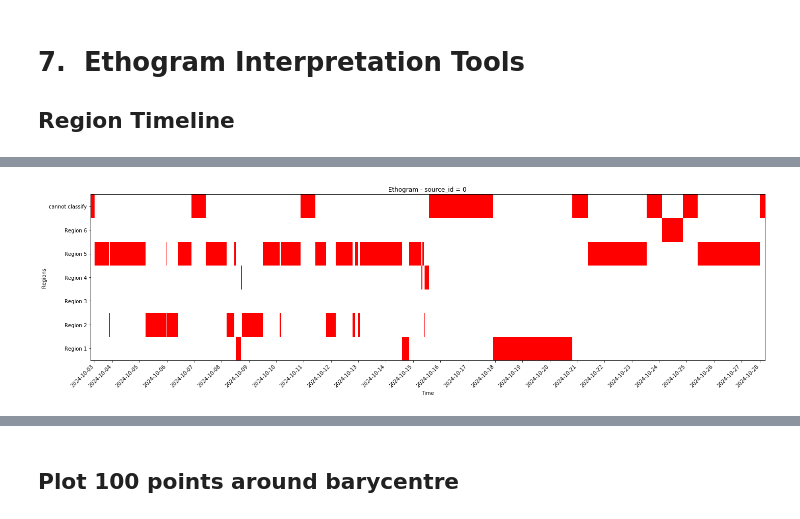
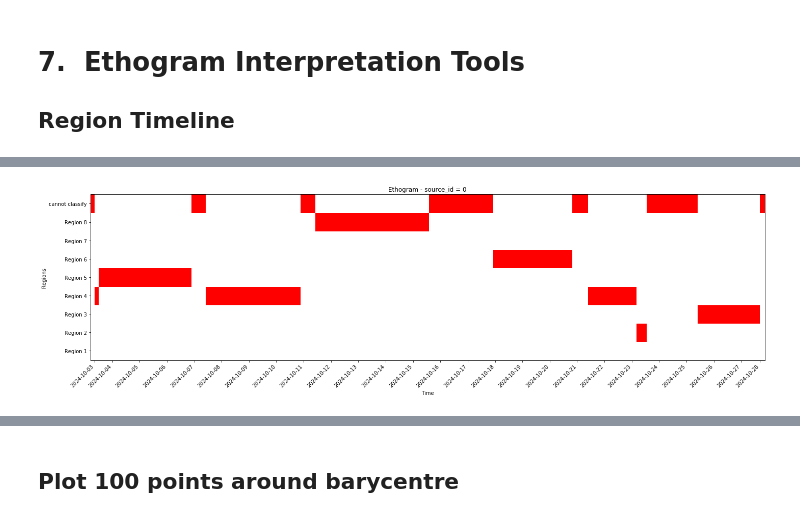
Before and after one commit to epfl-mobots/Ethogram-Generation, a Jupyter notebook: Ethogram_Generation.ipynb, the cells around one changed output, grey strips where cells are left out. Saved outputs shown, nothing was run; the diff lists cells and outputs as text; code cells hidden in the pictures.

```diff
--- a/Ethogram_Generation.ipynb
+++ b/Ethogram_Generation.ipynb
@@ -112,3 +122,6 @@ datetime
 # %%
 # full_dts stores the full data range for all three datasets
 full_dts = [pd.date_range(df.index.min(), df.index.max(), freq='10min') for df in [df1_resampled, df2_resampled, df3_resampled]]
+print("Full data ranges for all datasets:")
+for i, dts in enumerate(full_dts):
+    print(f"Dataset {i + 1}: {dts.min()} to {dts.max()}")
@@ -532,14 +578,14 @@ parameters.numProcessors = -1     #% No. of processor to use when parallel
 parameters.useGPU = -1           #% GPU to use for wavelet calculation,
                                  #% set to -1 if GPU not present.
 
-parameters.training_numPoints = 10000    #% Number of points in mini-trainings.
+parameters.training_numPoints = 3000    #% Number of points in mini-trainings, per dataset.
 
 parameters.waveletEdgeTrimSamples = 24 # Number of samples to trim from the edges of the wavelet transform (4h at 10min resolution)
 
 
 # %%%%% NO NEED TO CHANGE THESE UNLESS MEMORY ERRORS OCCUR %%%%%%%%%%
 
-parameters.trainingSetSize = 10000  #% Total number of training set points to find.
+parameters.trainingSetSize = 9000  #% Total number of training set points to find.
                                  #% Increase or decrease based on
                                  #% available RAM. For reference, 36k is a
                                  #% good number with 64GB RAM.
@@ -736,8 +781,10 @@ All Embeddings Saved in 19.61686396598816 seconds!
 Visualisation of Density Map
 # %%
 # load all the embeddings
+ally = np.array([])
 for i in glob.glob(parameters.projectPath+f'/Projections/*_{zValstr}.mat'):
-  ally = hdf5storage.loadmat(i)['zValues']
+  proj_ally = hdf5storage.loadmat(i)['zValues']
+  ally = np.vstack([ally, proj_ally]) if ally.size else proj_ally
 
 m = np.abs(ally).max()
 
@@ -884,101 +941,72 @@ datetime
 # %%
-
 # --- Load kept indices from the embedding run, if available ---
 stats_files = glob.glob(f'{parameters.projectPath}/Projections/*_outputStatistics.pkl')
-if stats_files:
-    with open(stats_files[0], 'rb') as hfile:
-        outputStatistics = pickle.load(hfile)
-    if hasattr(outputStatistics, 'keptIdx'):
-        keptIdx = np.asarray(outputStatistics.keptIdx).astype(int).ravel()
-        # Defensive trim: keep only indices that are valid for current df_concat
-        valid_mask = (keptIdx >= 0) & (keptIdx < len(df_concat))
-        if not valid_mask.all():
-            print(f"Warning: {np.count_nonzero(~valid_mask)} keptIdx values out-of-bounds; trimming to available rows.")
-        keptIdx_trim = keptIdx[valid_mask]
-        if keptIdx_trim.size == 0:
-            raise IndexError("No valid keptIdx after trimming; cannot proceed.")
-        df_concat = df_concat.iloc[keptIdx_trim].copy()
-        df_nat = df_nat.iloc[keptIdx_trim].copy()
+pcaModesFiles = glob.glob(f'{parameters.projectPath}/Projections/*_pcaModes.mat')
+assert len(stats_files) == len(pcaModesFiles), "Mismatch between number of stats files and PCA modes files."
 
-# --- Load wregs (same order as the kept rows) ---
+# Sort all files to ensure they are in the same order for processing
+stats_files.sort()
+pcaModesFiles.sort()
+
+# Load region assignments for all datasets from the watershed file
 wshedfile = hdf5storage.loadmat(f'{parameters.projectPath}/{parameters.method}/zVals_wShed_groups.mat')
 wregs = wshedfile['watershedRegions'].flatten().astype(float)
-if len(wregs) != len(df_concat):
-    print(f"Warning: watershedRegions length ({len(wregs)}) != df_concat length ({len(df_concat)}). Trimming to min length.")
-    m = min(len(wregs), len(df_concat))
-    wregs = wregs[:m]
-    df_concat = df_concat.iloc[:m].copy()
-    df_nat = df_nat.iloc[:m].copy()
 
-# --- Save source_id vector ---
-src = get_source_vector(df_concat)
+for i, (stats_file, pca_file) in enumerate(zip(stats_files, pcaModesFiles)):
+    with open(stats_file, 'rb') as hfile:
+        outputStatistics = pickle.load(hfile)
 
-# --- MultiIndex (timestamp, source_id) no reordering ---
-if not (isinstance(df_concat.index, pd.MultiIndex) and 'source_id' in df_concat.index.names):
-    if 'source_id' in df_concat.columns:
-        df_concat = df_concat.set_index('source_id', append=True)  # aucun tri !
-        df_concat.index = df_concat.index.set_names(['timestamp','source_id'])
-    else:
-        raise KeyError("Impossible to create the MultiIndex: 'source_id' is not in columns.")
+    pca_data = hdf5storage.loadmat(pca_file)
 
-# --- Iterates on sources (0,1,2) ---
-for sid in sorted(pd.unique(src)):
-    mask = (src == sid)
-    if not mask.any():
-        continue
+    keptIdx = np.asarray(outputStatistics.keptIdx).astype(int).ravel()
+    real_ts = pd.to_datetime(pca_data['real_timestamps'], utc=True)
+    real_ts = real_ts[keptIdx]  # Filter real timestamps to only those that were kept
+    region_classification = wregs[len(keptIdx) * i:len(keptIdx) * (i + 1)]  # As wregs is ordered by dataset
 
-    df_s = df_concat[mask]
-    w_s  = wregs[mask]
+    full_dts_s = pd.to_datetime(full_dts[i])
 
-    full_dts_s = pd.to_datetime(full_dts[sid])
-
-    # Map original (real) timestamps to minute precision and build a lookup for first occurrence
-    # Use df_nat which stores `real_timestamp` (unchanged by the 10-year shift)
-    df_s_nat = df_nat[mask]
-    times_real = pd.to_datetime(df_s_nat['real_timestamp']).dt.floor('T')
-    time_to_region = {}
-    for i, t in enumerate(times_real):
-        if t not in time_to_region:
-            time_to_region[t] = w_s[i]
-
-    # For each time on the shared linear grid, assign a region or NaN
     regions_lin = []
     for t in full_dts_s:
-        t_floor = pd.to_datetime(t).floor('T')
-        regions_lin.append(time_to_region.get(t_floor, np.nan))
+        if t in real_ts:
+            idx = np.where(real_ts == t)[0][0]
+            regions_lin.append(region_classification[idx])
+            df_nat.loc[(df_nat["real_timestamp"] == t) & (df_nat["source_id"] == i), "region"] = region_classification[idx]
+        else:
+            regions_lin.append(np.nan)
+            df_nat.loc[(df_nat["real_timestamp"] == t) & (df_nat["source_id"] == i), "region"] = np.nan
 
     # Build ethogram from regions_lin
     w_arr = np.asarray(regions_lin)
     if w_arr.size == 0:
         E = np.zeros((0, 0), dtype=np.uint8)
         nreg = 0
     else:
         finite_mask = np.isfinite(w_arr)
         max_region = int(np.nanmax(w_arr)) if finite_mask.any() else 0
         nreg = max_region
         E = np.zeros((nreg + 1, w_arr.size), dtype=np.uint8)
-        for i, v in enumerate(w_arr):
+        for j, v in enumerate(w_arr):
             if not np.isfinite(v) or v <= 0:
-                E[-1, i] = 1
+                E[-1, j] = 1
             else:
                 rid = int(round(v))
                 if 1 <= rid <= nreg:
-                    E[rid - 1, i] = 1
+                    E[rid - 1, j] = 1
                 else:
-                    E[-1, i] = 1
+                    E[-1, j] = 1
 
     # Build day boundaries from the shared linear timestamps (even spacing)
     dates = full_dts_s.date
     change = np.flatnonzero(np.diff(dates.astype('datetime64[D]'))) + 1
     boundaries = list(change) + [len(full_dts_s)]
     dnames, counts, start = [], [], 0
     for b in boundaries:
         dnames.append(str(pd.to_datetime(dates[start]).date()))
         counts.append(b - start)
         start = b
     bounds = np.cumsum(counts).tolist()
 
     # Build & plot using the shared full_dts timeline
-    plot_ethogram(E, nreg, dnames, bounds, counts, title=f"Ethogram - source_id = {sid}", timestamps=full_dts_s)
+    plot_ethogram(E, nreg, dnames, bounds, counts, title=f"Ethogram - source_id = {i}", timestamps=full_dts_s)
 # %% [output]
-[figure, old version]
+[figure, new version]
```
Also changed, not shown: parts of 26 cells of this notebook, 1 other file.
